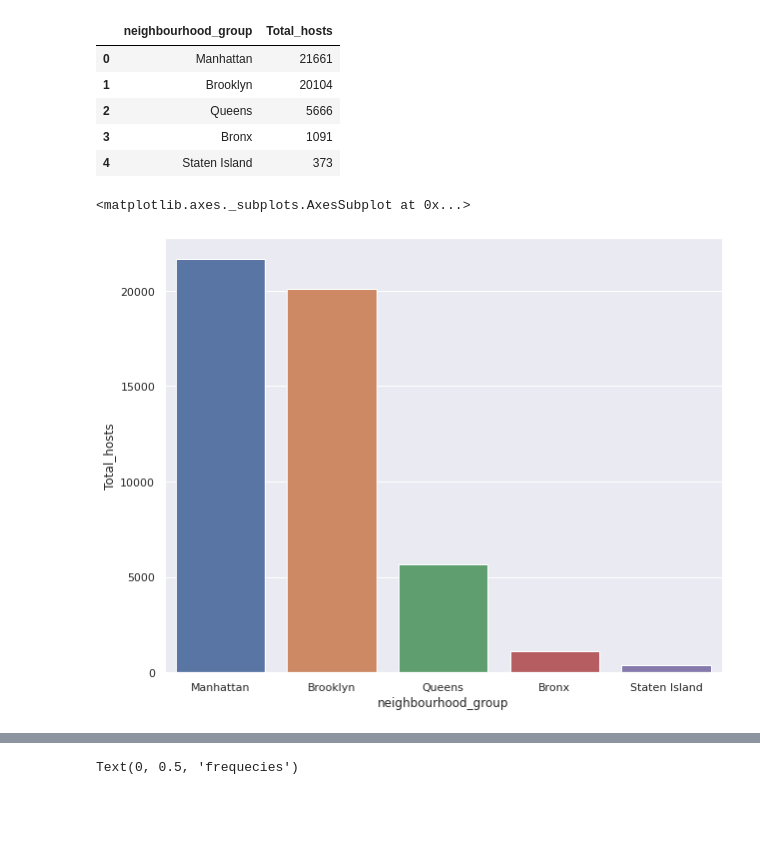
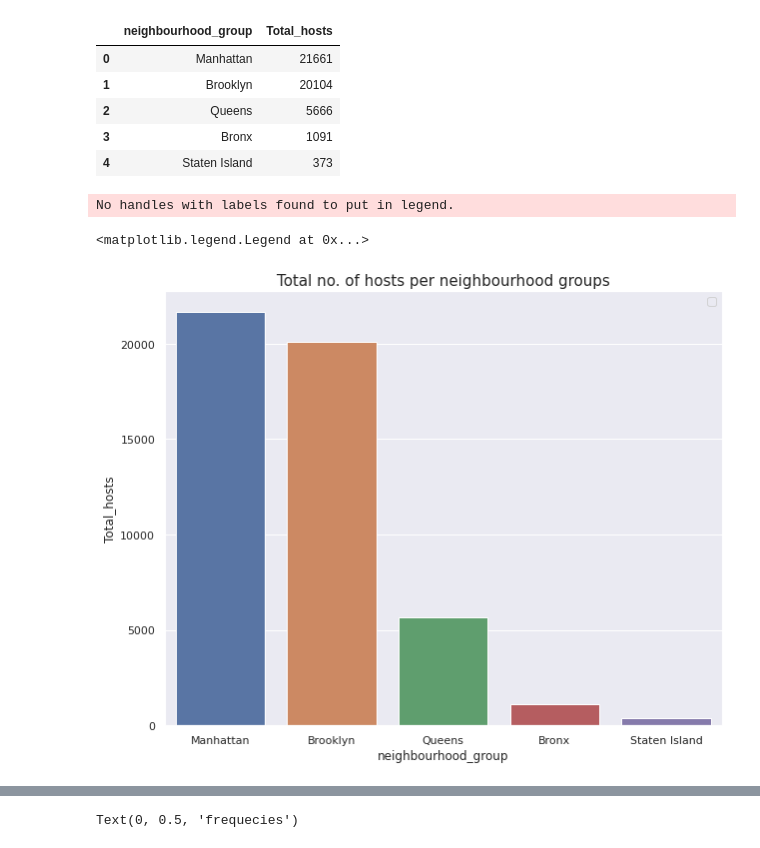
Before and after one commit to Priyabrat845/Airbnb-Booking-Analysis, a Jupyter notebook: Copy_of_Airbnb_Bookings_Analysis_Capstone_Project.ipynb, the cells around one changed output, grey strips where cells are left out. Saved outputs shown, nothing was run; the diff lists cells and outputs as text; code cells hidden in the pictures; blank space fills up the shorter version.

```diff
--- a/Copy_of_Airbnb_Bookings_Analysis_Capstone_Project.ipynb
+++ b/Copy_of_Airbnb_Bookings_Analysis_Capstone_Project.ipynb
@@ -156,9 +156,12 @@ neighbourhood_hosts_df
 | 4 | Staten Island | 373 |
 # %%
 sns.barplot(x='neighbourhood_group',y='Total_hosts',data=neighbourhood_hosts_df)
+plt.title('Total no. of hosts per neighbourhood groups',size=15)
+plt.legend()
 # %% [output]
-<matplotlib.axes._subplots.AxesSubplot at 0x...>
+No handles with labels found to put in legend.
+<matplotlib.legend.Legend at 0x...>
-[figure, old version]
+[figure, new version]
 # %%
 airbnb.head()
 # %% [output]
```
